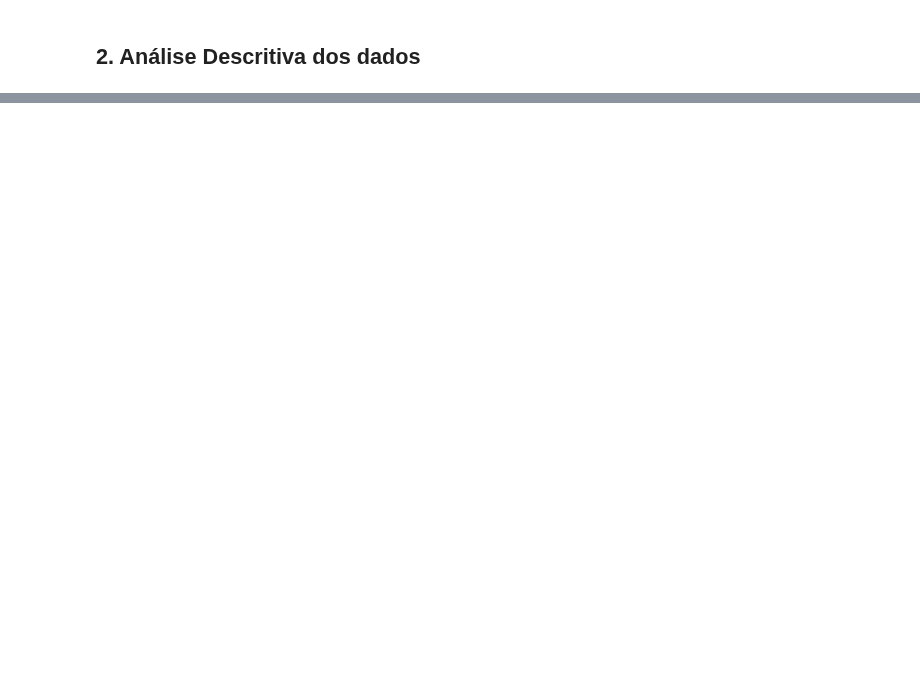
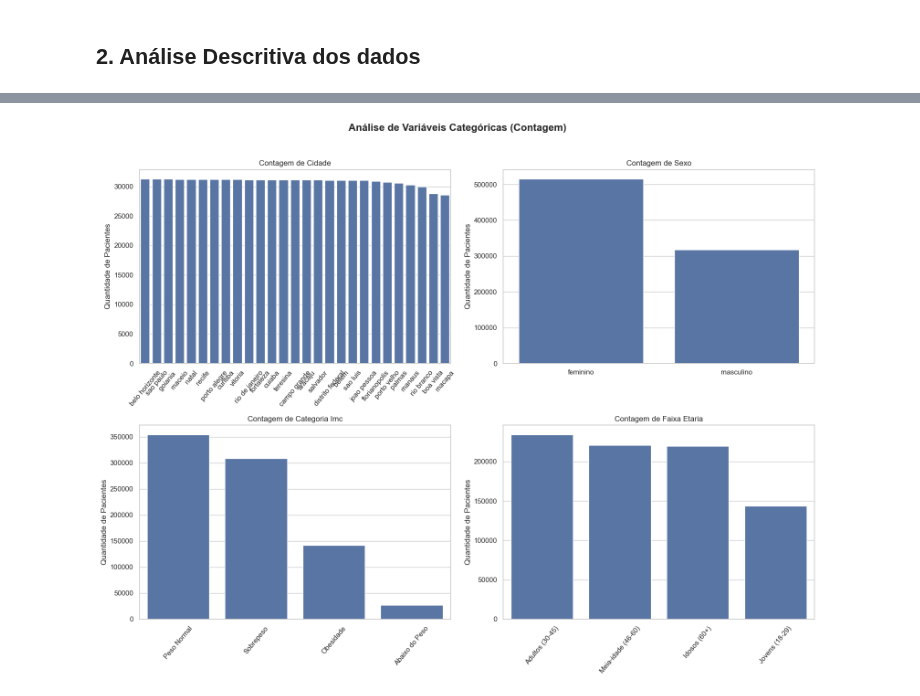
Before and after one commit to igor-xmchaves/analise-inferencial-obesidade, a Jupyter notebook: analise-inferencial-obesidade.ipynb, the cells around one changed output, grey strips where cells are left out. Cells and saved outputs as stored; diff of their text form; code cells hidden in the pictures; blank space fills up the shorter version.

```diff
--- a/analise-inferencial-obesidade.ipynb
+++ b/analise-inferencial-obesidade.ipynb
@@ -322,0 +274,26 @@ tamanho outras_ne: 249091
+# %%
+variaveis_categoricas = ['cidade', 'sexo', 'categoria_IMC', 'faixa_etaria']
+
+fig_cat, axes_cat = plt.subplots(2, 2, figsize=(16, 12))
+fig_cat.suptitle('Análise de Variáveis Categóricas (Contagem)', fontsize=16, fontweight='bold', y=1.02)
+
+for i, var in enumerate(variaveis_categoricas):
+    linha = i // 2
+    coluna = i % 2
+
+    # Pegamos a ordem dos valores mais frequentes para o gráfico ficar organizado do maior pro menor
+    ordem = obesidade_tratado[var].value_counts().index
+
+    sns.countplot(data=obesidade_tratado, x=var, order=ordem, ax=axes_cat[linha, coluna])
+    axes_cat[linha, coluna].set_title(f'Contagem de {var.replace("_", " ").title()}', fontsize=12)
+    axes_cat[linha, coluna].set_xlabel('', fontsize=2)
+    axes_cat[linha, coluna].set_ylabel('Quantidade de Pacientes')
+
+    # Aplicando a inclinação no eixo X se for cidade, categoria_IMC ou faixa_etaria
+    if var in ['cidade', 'categoria_IMC', 'faixa_etaria']:
+        axes_cat[linha, coluna].tick_params(axis='x', rotation=50)
+
+plt.tight_layout()
+plt.show()
+# %% [output]
+[figure, added]
```
Also changed, not shown: parts of 57 cells of this notebook, 1 other file.
